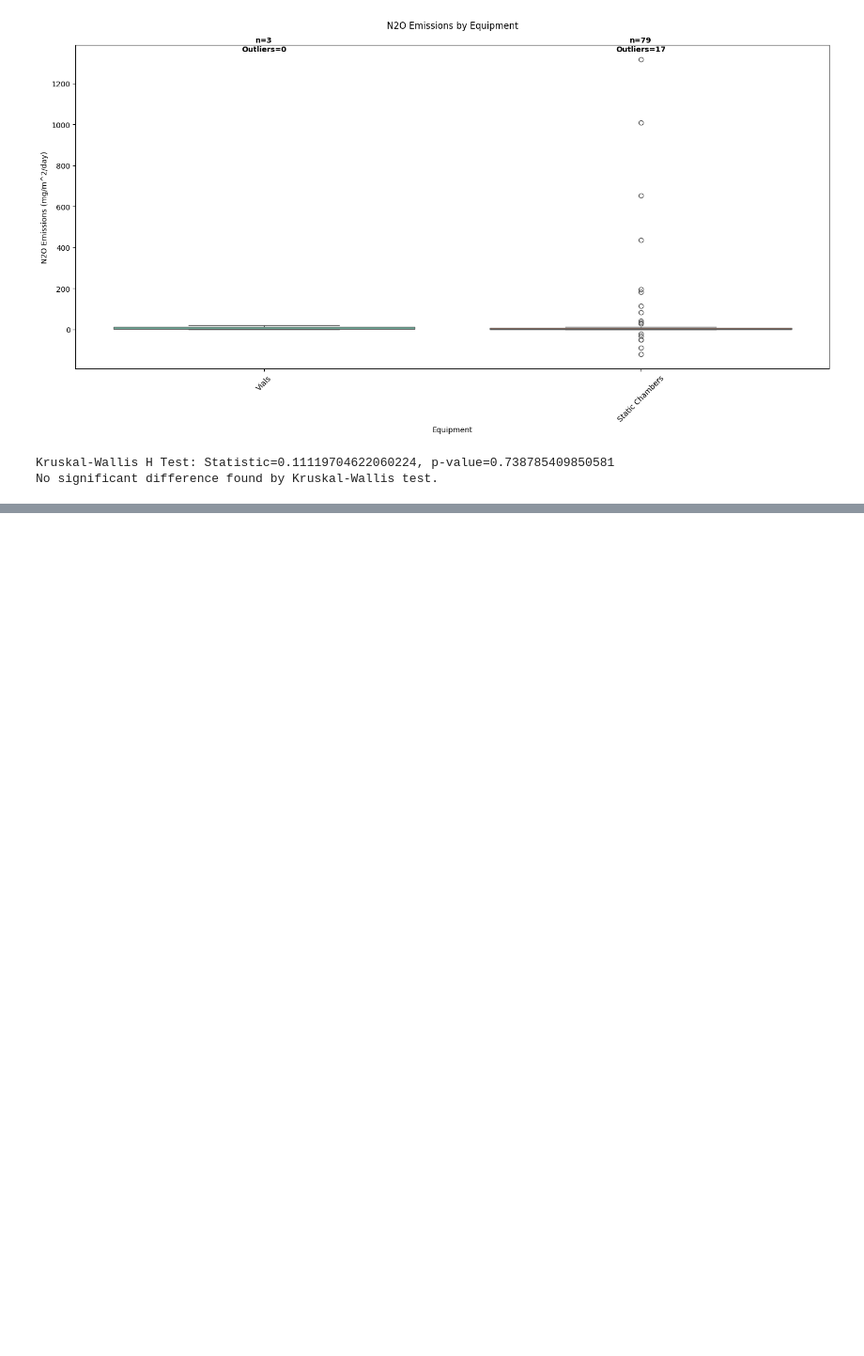
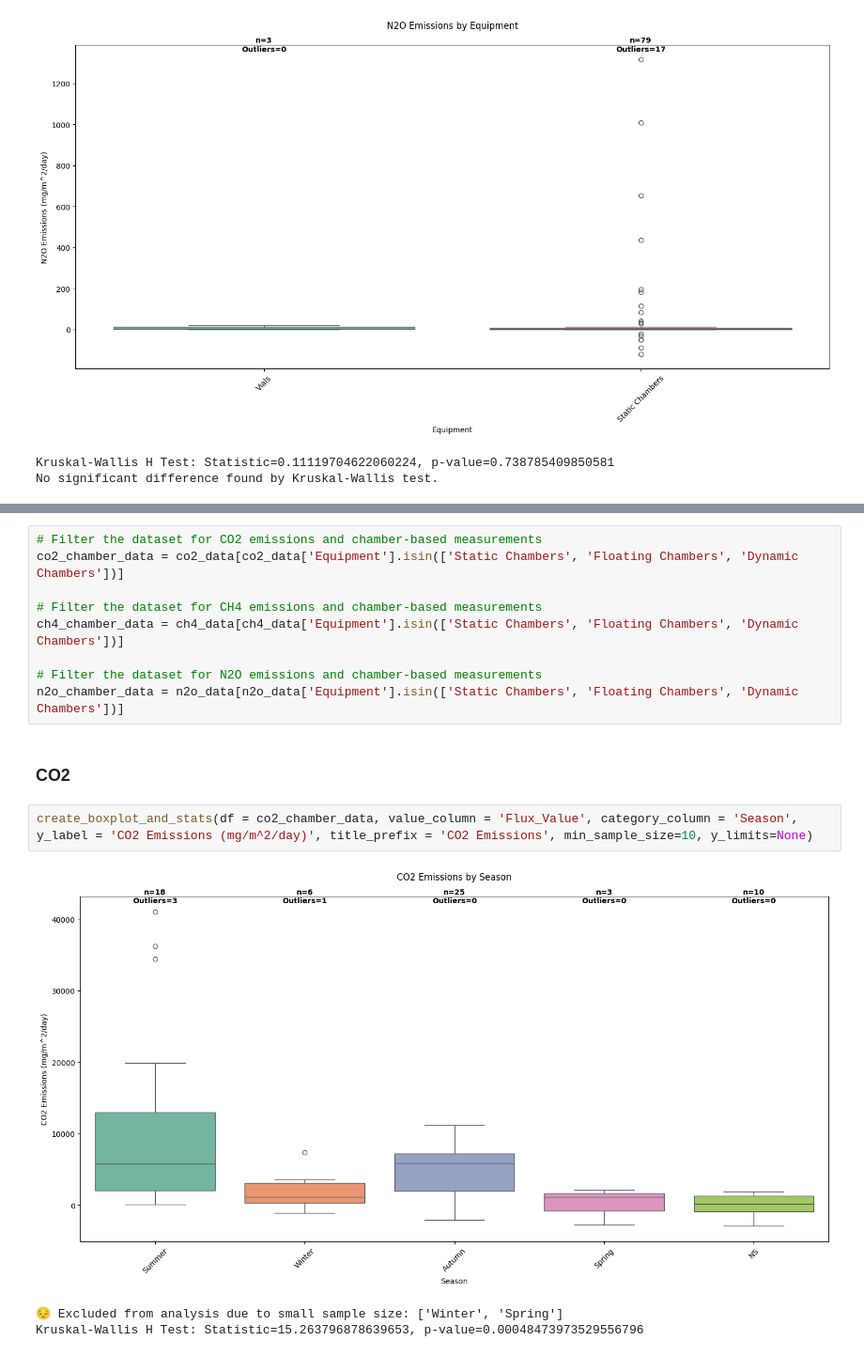
Before and after one commit to cavs1010/wetland_data_ana, a Jupyter notebook: data_analysis.ipynb, the cells around one changed output, grey strips where cells are left out. Shown at 94% size. Drawn from its saved outputs; the diff is of its cells as text; blank space fills up the shorter version.

```diff
--- a/data_analysis.ipynb
+++ b/data_analysis.ipynb
@@ -333,0 +319,17 @@ The plot of N2O emissions by equipment type shows significant variability in mea
+# %%
+# Filter the dataset for CO2 emissions and chamber-based measurements
+co2_chamber_data = co2_data[co2_data['Equipment'].isin(['Static Chambers', 'Floating Chambers', 'Dynamic Chambers'])]
+
+# Filter the dataset for CH4 emissions and chamber-based measurements
+ch4_chamber_data = ch4_data[ch4_data['Equipment'].isin(['Static Chambers', 'Floating Chambers', 'Dynamic Chambers'])]
+
+# Filter the dataset for N2O emissions and chamber-based measurements
+n2o_chamber_data = n2o_data[n2o_data['Equipment'].isin(['Static Chambers', 'Floating Chambers', 'Dynamic Chambers'])]
+# %% [markdown]
+### CO2
+# %%
+create_boxplot_and_stats(df = co2_chamber_data, value_column = 'Flux_Value', category_column = 'Season', y_label = 'CO2 Emissions (mg/m^2/day)', title_prefix = 'CO2 Emissions', min_sample_size=10, y_limits=None)
+# %% [output]
+[figure, added]
+😔 Excluded from analysis due to small sample size: ['Winter', 'Spring']
+Kruskal-Wallis H Test: Statistic=15.263796878639653, p-value=0.00048473973529556796
```
Also changed, not shown: parts of 14 cells of this notebook.
